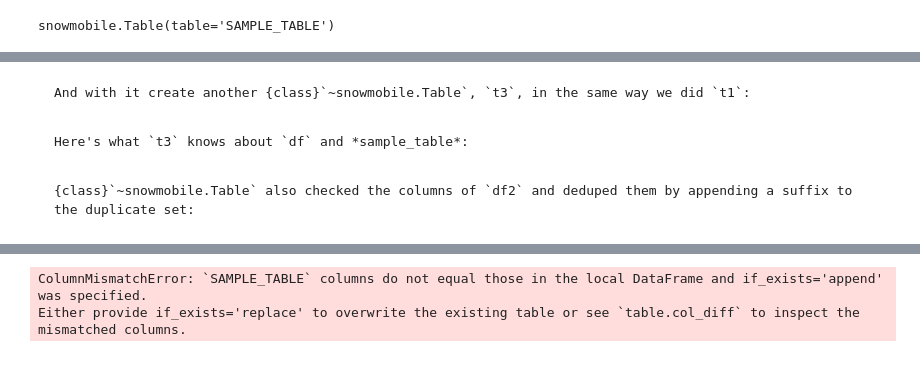
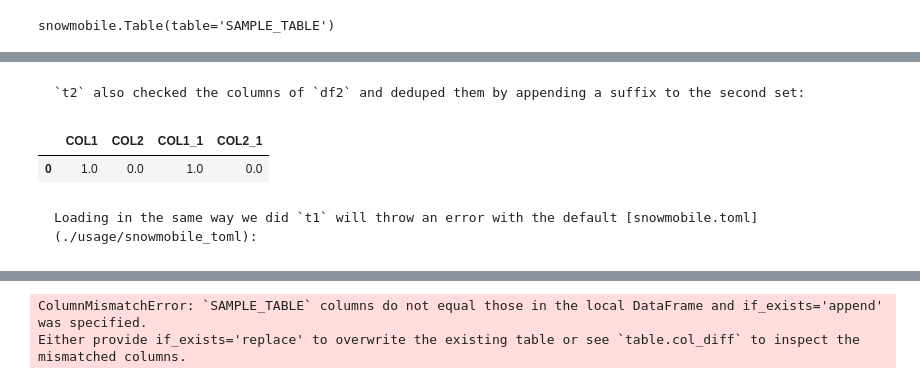
Before and after one commit to GEM7318/Snowmobile, a Jupyter notebook: docs/index.ipynb, the cells around one changed output, grey strips where cells are left out. Drawn from its saved outputs; the diff is of its cells as text; code cells hidden in the pictures.

````diff
--- a/docs/index.ipynb
+++ b/docs/index.ipynb
@@ -357,4 +488,13 @@ df2.head(2)
+# %% [markdown]
+```{div} sn-pre-code, sn-post-code
+`t2` also checked the columns of `df2` and deduped them by appending a suffix to the second set:
+```
+# %%
+t3.df.head(1)
+# %% [output]
+|  | COL1 | COL2 | COL1_1 | COL2_1 |
+| 0 | 1.0 | 0.0 | 1.0 | 0.0 |
 # %% [markdown]
 ```{div} sn-pre-code
-And with it create another {class}`~snowmobile.Table`, `t3`, in the same way we did `t1`:
+Loading in the same way we did `t1` will throw an error with the default [snowmobile.toml](./usage/snowmobile_toml):
 ```
@@ -363,4 +500,0 @@ t3 = snowmobile.Table(sn=sn, df=df2, table='sample_table')
-# %% [markdown]
-```{div} sn-pre-code
-Here's what `t3` knows about `df` and *sample_table*:
-```
@@ -370,4 +500,0 @@ print(t3.cols_match)  #> False  -> `df2` and 'sample_table' don't share the same
-# %% [markdown]
-```{div} sn-pre-code
-{class}`~snowmobile.Table` also checked the columns of `df2` and deduped them by appending a suffix to the duplicate set:
-```
````
Also changed, not shown: parts of 122 cells of this notebook, 6 other files.
